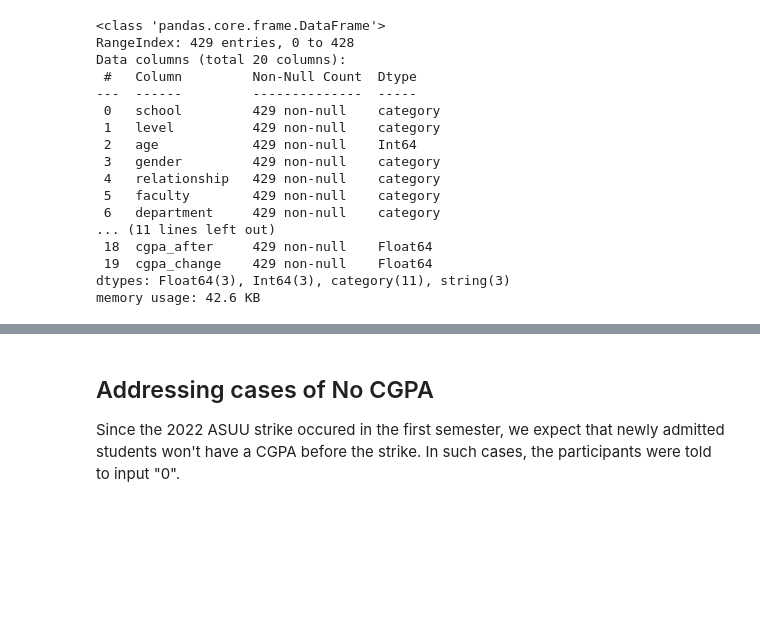
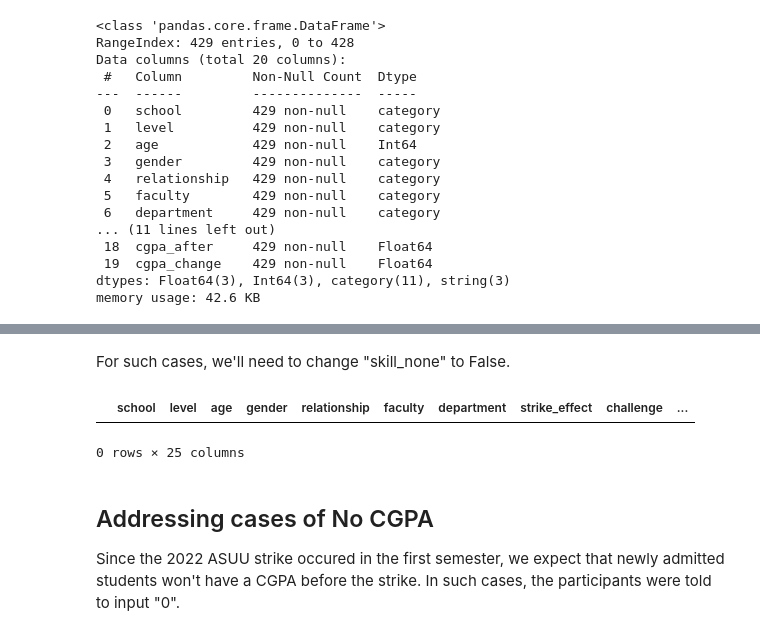
Before and after one commit to socratesjnr/asuu-strike-project, a Jupyter notebook: project-analysis/analysis/cleaning.ipynb, the cells around one changed output, grey strips where cells are left out. Cells and saved outputs as stored; diff of their text form; code cells hidden in the pictures; blank space fills up the shorter version.

```diff
--- a/project-analysis/analysis/cleaning.ipynb
+++ b/project-analysis/analysis/cleaning.ipynb
@@ -638,3 +708,14 @@ memory usage: 42.6 KB
+# %% [markdown]
+For such cases, we'll need to change "skill_none" to False.
+# %%
+false_no_skill_index = false_no_skill.index
+
+df_clean.loc[false_no_skill_index, 'skill_none'] = False
+
+false_no_skill
+# %% [output]
+|  | school | level | age | gender | relationship | faculty | department | strike_effect | challenge | ... |
+0 rows × 25 columns
 # %% [markdown]
 ## Addressing cases of No CGPA
 
```
Also changed, not shown: parts of 12 cells of this notebook, 3 other files.
